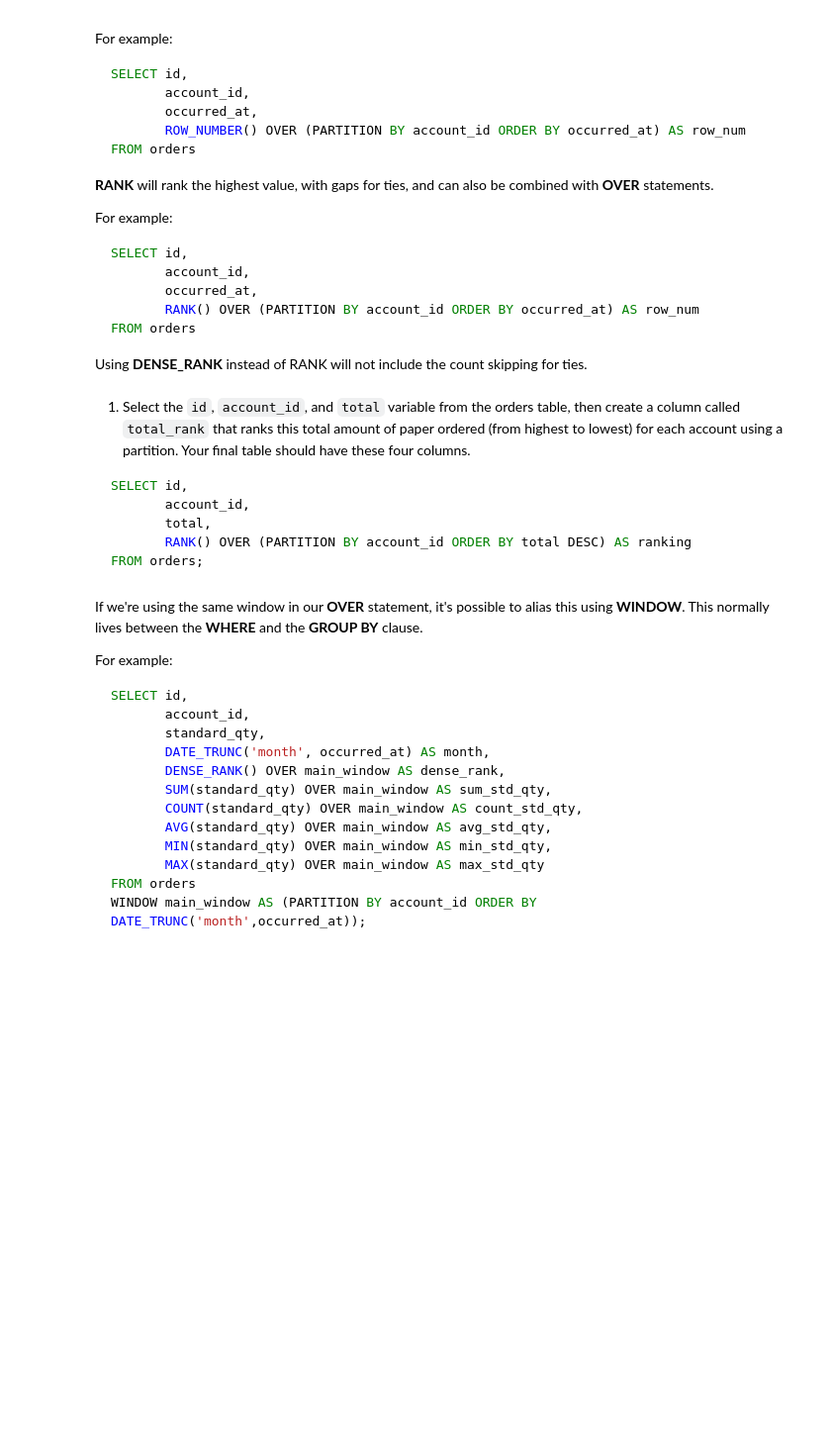
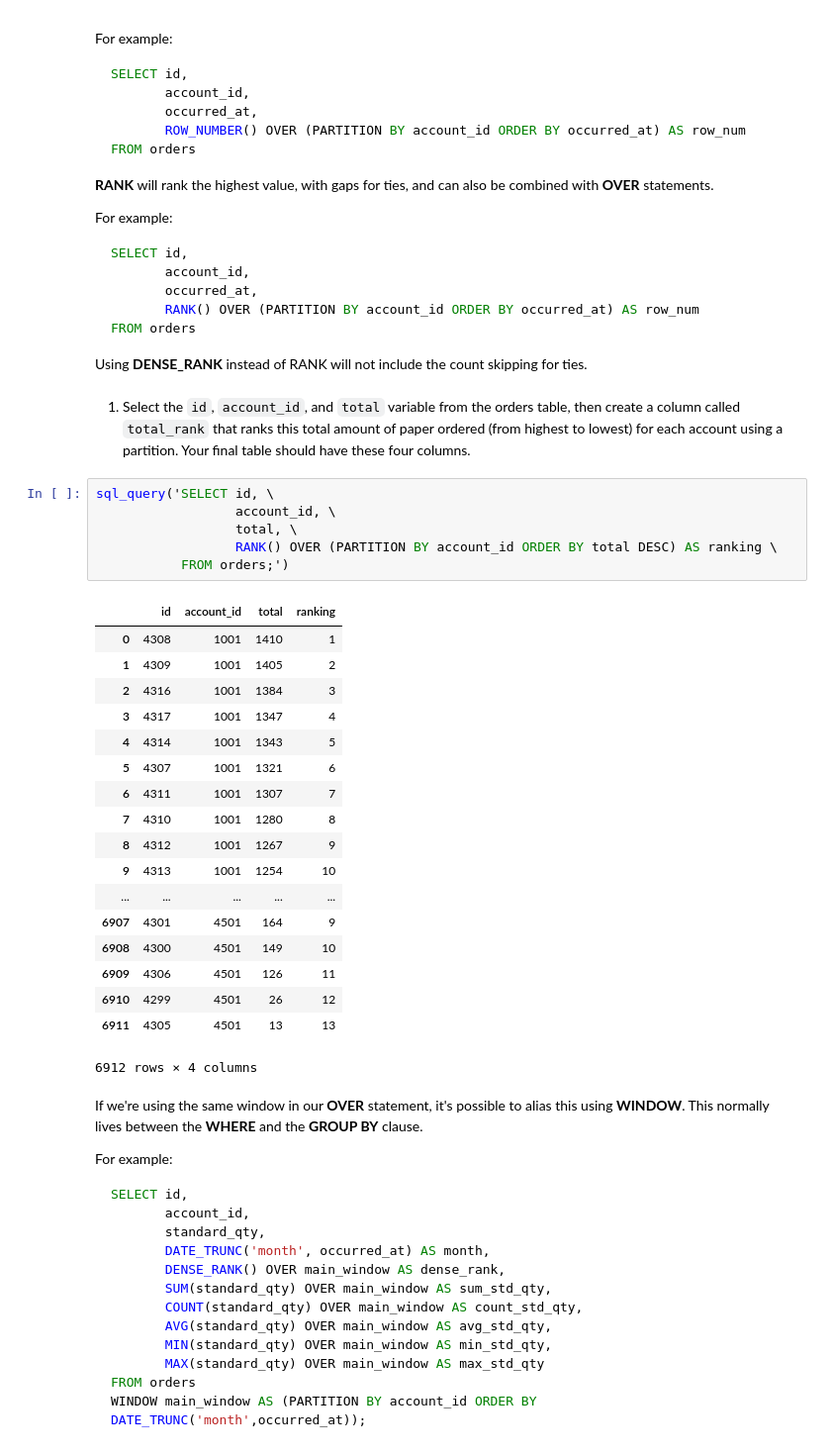
Before and after one commit to rebeccaebarnes/SQL-Practice, a Jupyter notebook: sql_practice.ipynb, the cells around one changed output. Shown at 99% size. Saved outputs shown, nothing was run; the diff lists cells and outputs as text; blank space fills up the shorter version.

````diff
--- a/sql_practice.ipynb
+++ b/sql_practice.ipynb
@@ -4016,14 +4038,31 @@ FROM orders
 Using **DENSE_RANK** instead of RANK will not include the count skipping for ties.
 # %% [markdown]
 1. Select the `id`, `account_id`, and `total` variable from the orders table, then create a column called `total_rank` that ranks this total amount of paper ordered (from highest to lowest) for each account using a partition. Your final table should have these four columns.
-
-```sql
-SELECT id,
-	   account_id,
-	   total,
-	   RANK() OVER (PARTITION BY account_id ORDER BY total DESC) AS ranking
-FROM orders;
-```
+# %%
+sql_query('SELECT id, \
+                  account_id, \
+                  total, \
+                  RANK() OVER (PARTITION BY account_id ORDER BY total DESC) AS ranking \
+           FROM orders;')
+# %% [output]
+|  | id | account_id | total | ranking |
+| 0 | 4308 | 1001 | 1410 | 1 |
+| 1 | 4309 | 1001 | 1405 | 2 |
+| 2 | 4316 | 1001 | 1384 | 3 |
+| 3 | 4317 | 1001 | 1347 | 4 |
+| 4 | 4314 | 1001 | 1343 | 5 |
+| 5 | 4307 | 1001 | 1321 | 6 |
+| 6 | 4311 | 1001 | 1307 | 7 |
+| 7 | 4310 | 1001 | 1280 | 8 |
+| 8 | 4312 | 1001 | 1267 | 9 |
+| 9 | 4313 | 1001 | 1254 | 10 |
+| ... | ... | ... | ... | ... |
+| 6907 | 4301 | 4501 | 164 | 9 |
+| 6908 | 4300 | 4501 | 149 | 10 |
+| 6909 | 4306 | 4501 | 126 | 11 |
+| 6910 | 4299 | 4501 | 26 | 12 |
+| 6911 | 4305 | 4501 | 13 | 13 |
+6912 rows × 4 columns
 # %% [markdown]
 If we're using the same window in our **OVER** statement, it's possible to alias this using **WINDOW**. This normally lives between the **WHERE** and the **GROUP BY** clause.
 
````
Also changed, not shown: parts of 19 cells of this notebook.
